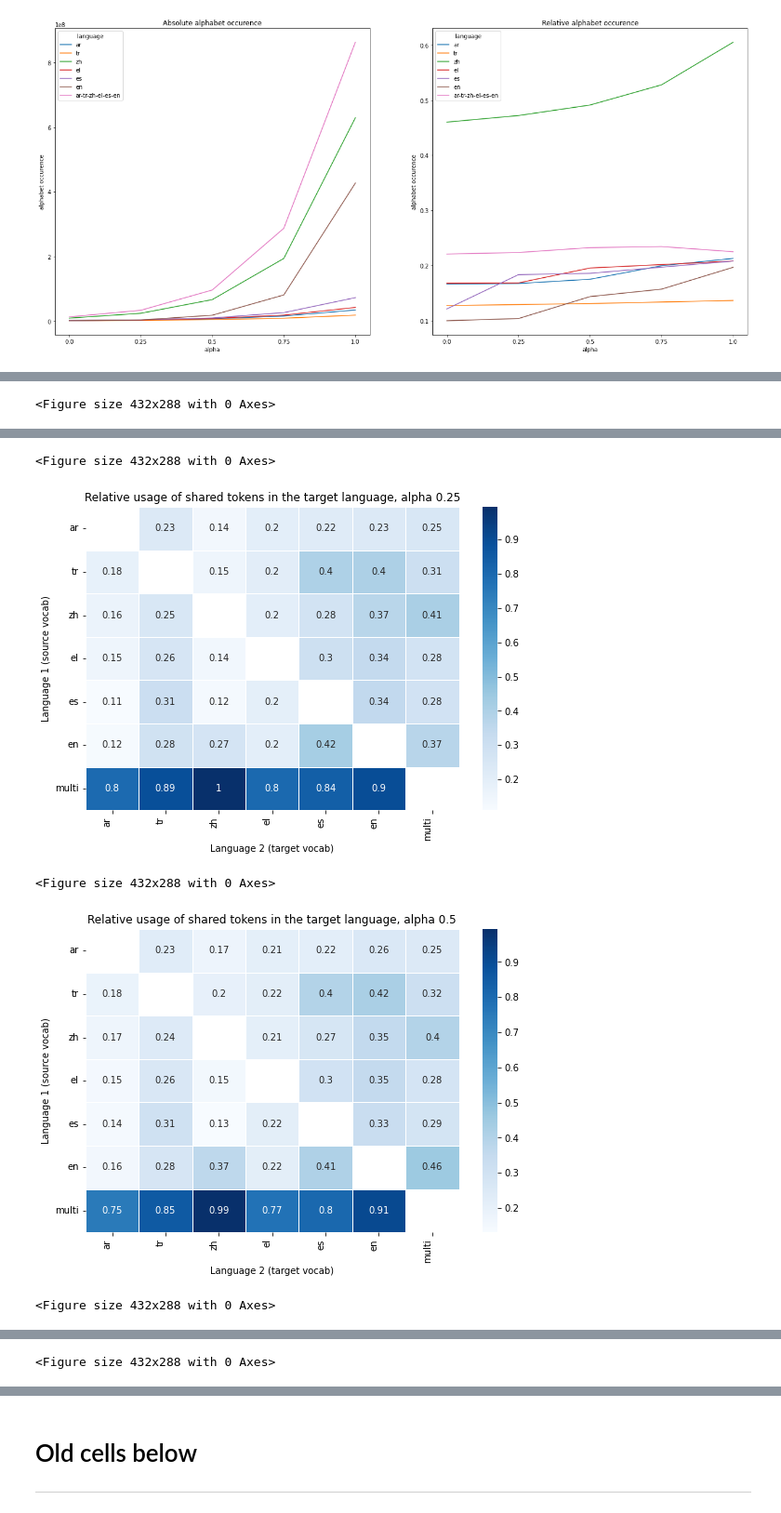
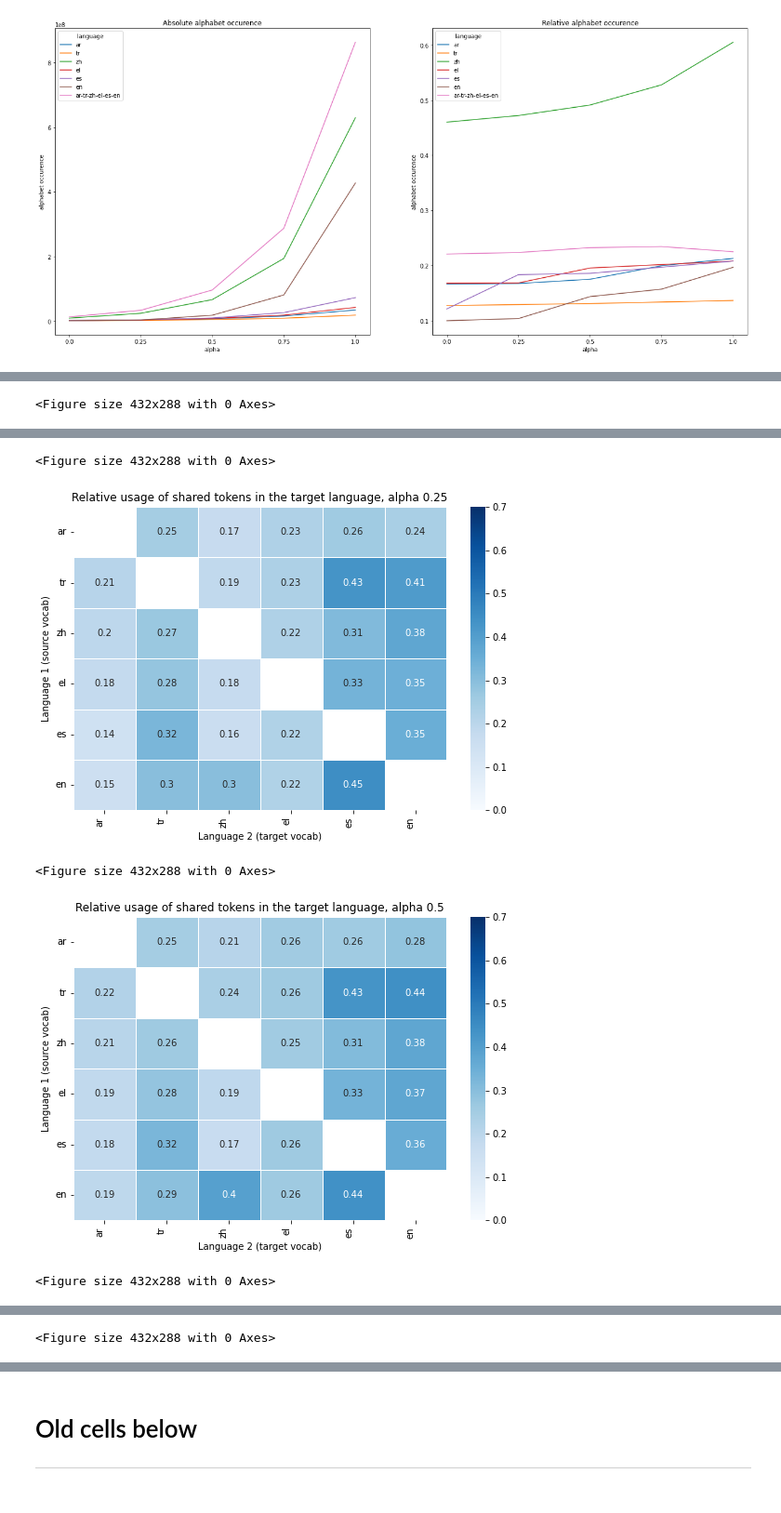
Before and after one commit to tomlimi/entangled_in_scripts, a Jupyter notebook: src/notebooks/1aa_measuring_weighted_tokenizer_properties_alpha.ipynb, the cells around one changed output, grey strips where cells are left out. Shown at 93% size. Cells and saved outputs as stored; diff of their text form; code cells hidden in the pictures.

Commit message:
vocab overlap graphs

```diff
--- a/src/notebooks/1aa_measuring_weighted_tokenizer_properties_alpha.ipynb
+++ b/src/notebooks/1aa_measuring_weighted_tokenizer_properties_alpha.ipynb
@@ -140,0 +191,24 @@ for alpha in alphas:
+# %%
+# set the fonts to show all characters
+import matplotlib
+matplotlib.rcParams['font.family'] = ['DejaVu Sans', 'Droid Sans', 'Noto Sans CJK JP']
+
+# now plot most frequent shared tokens
+overlap_tokens = pd.DataFrame(overlap_tokens)
+# select alpha 0.0
+overlap_tokens_0 = overlap_tokens[overlap_tokens["alpha"] == "0.0"]
+# filter out multilingual ("ar-tr-zh-el-es-en") lang1 and lang2
+overlap_tokens_0 = overlap_tokens_0[overlap_tokens_0["lang1"] != "ar-tr-zh-el-es-en"]
+overlap_tokens_0 = overlap_tokens_0[overlap_tokens_0["lang2"] != "ar-tr-zh-el-es-en"]
+g = sns.FacetGrid(overlap_tokens_0, col="lang2", row="lang1", margin_titles=True, sharey=False)
+# set xlabel to Language 2 (target language)
+g.set_axis_labels("Language 2 (target language)", "Language 1 (source language)")
+def _plot_one(labels, freqs, **kwargs):
+    # filter first n blocks
+    labels=labels[:20]
+    freqs=freqs[:20]
+    # rotate labels 90 degrees
+    plt.xticks(rotation=90)
+
+    sns.barplot(x=freqs, y=labels, order=labels, **kwargs)
+g.map(_plot_one, "token", "freq", data=overlap_tokens_0)
@@ -144,10 +275,12 @@ for alpha in alphas:
 
 
     f, ax = plt.subplots(figsize=(9, 6))
-    mask = np.eye(overlap_maps[alpha].shape[0], dtype='bool')
-    sns.heatmap(overlap_maps[alpha], mask=mask, annot=True, linewidths=.5, ax=ax, cmap="Blues")
+    mask = np.eye(overlap_maps[alpha][:-1,:-1].shape[0], dtype='bool')
+    # mask[:,-1] = True
+    sns.heatmap(overlap_maps[alpha][:-1,:-1], mask=mask, annot=True, linewidths=.5, ax=ax, cmap="Blues", vmin=0, vmax=0.7)
 
     renamed_all_languages = [lang.replace("ar-tr-zh-el-es-en", "multi") for lang in all_languages]
+    renamed_all_languages = renamed_all_languages[:-1]
 
     ax.set_xticks(np.arange(len(renamed_all_languages)) + 0.5, labels=renamed_all_languages)
     ax.set_yticks(np.arange(len(renamed_all_languages)) + 0.5, labels=renamed_all_languages)
@@ -157,6 +290,8 @@ for alpha in alphas:
     # set labels
     ax.set_xlabel("Language 2 (target vocab)")
     ax.set_ylabel("Language 1 (source vocab)")
+    # set the same saturation
+
 
     ax.set_title(f"Relative usage of shared tokens in the target language, alpha {alpha}")
     plt.show()
@@ -166,5 +301,5 @@ for alpha in alphas:
 <Figure size 432x288 with 0 Axes>
-[figure, old version]
+[figure, new version]
 <Figure size 432x288 with 0 Axes>
-[figure, old version]
+[figure, new version]
 <Figure size 432x288 with 0 Axes>
```
Also changed, not shown: parts of 6 cells of this notebook, 1 other file.
